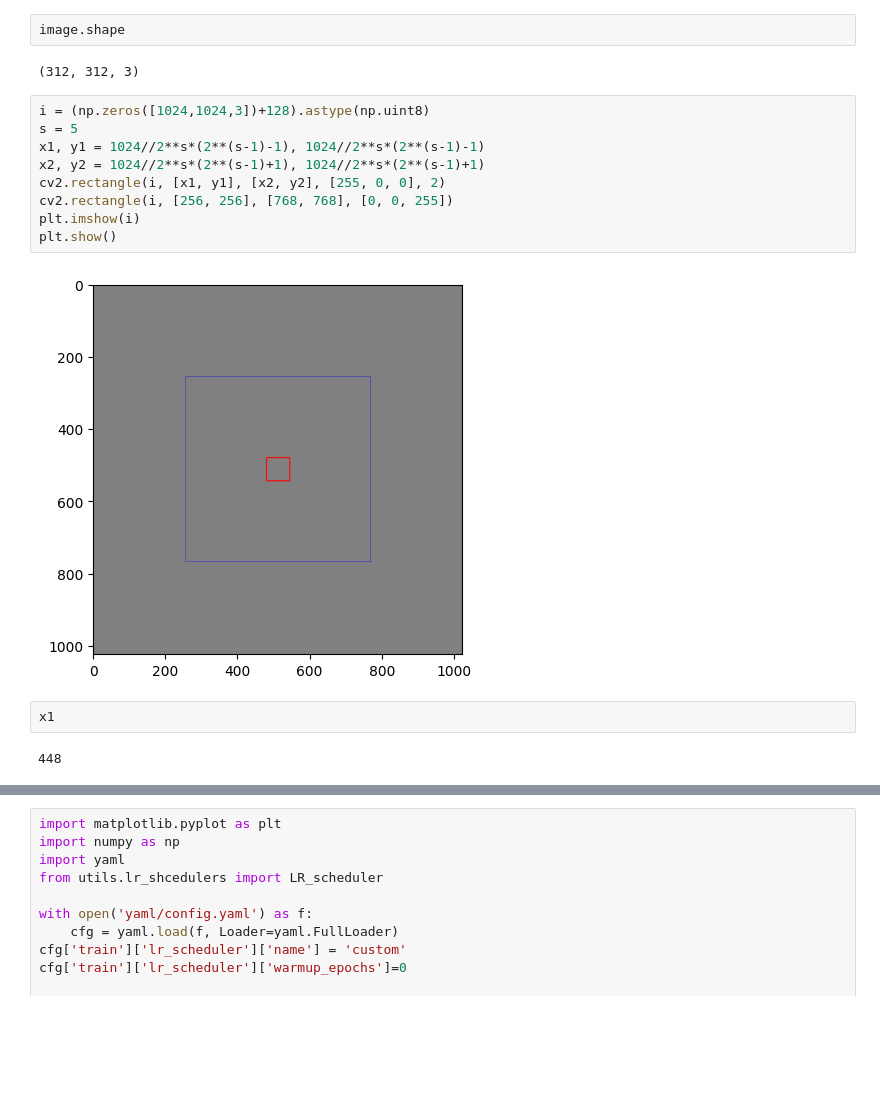
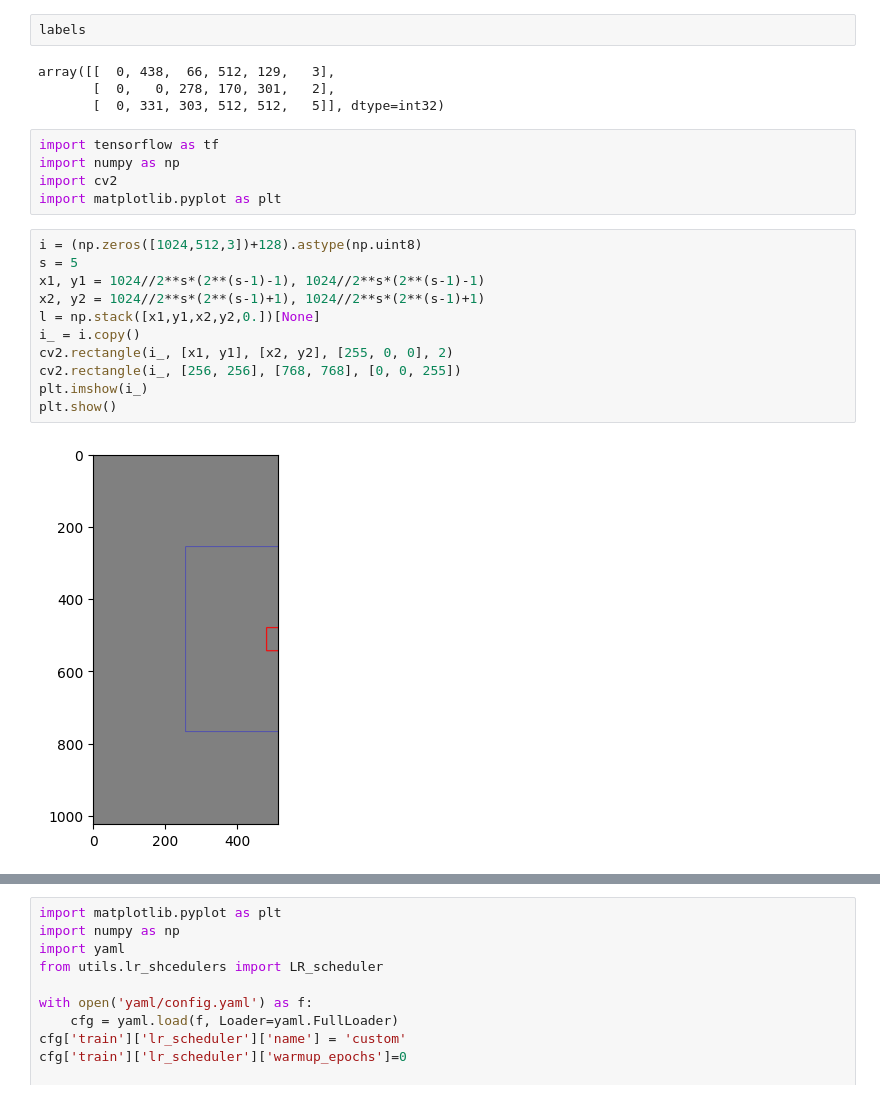
Before and after one commit to kongbuhaja/YOLO_v4, a Jupyter notebook: test.ipynb, the cells around one changed output, grey strips where cells are left out. Saved outputs shown, nothing was run; the diff lists cells and outputs as text; blank space fills up the shorter version.

```diff
--- a/test.ipynb
+++ b/test.ipynb
@@ -78,19 +86,24 @@ plt.show()
-# %%
-image.shape
-# %% [output]
-(312, 312, 3)
+# %%
+labels
+# %% [output]
+array([[  0, 438,  66, 512, 129,   3],
+       [  0,   0, 278, 170, 301,   2],
+       [  0, 331, 303, 512, 512,   5]], dtype=int32)
+# %%
+import tensorflow as tf
+import numpy as np
+import cv2
+import matplotlib.pyplot as plt
 # %%
-i = (np.zeros([1024,1024,3])+128).astype(np.uint8)
+i = (np.zeros([1024,512,3])+128).astype(np.uint8)
 s = 5
 x1, y1 = 1024//2**s*(2**(s-1)-1), 1024//2**s*(2**(s-1)-1)
 x2, y2 = 1024//2**s*(2**(s-1)+1), 1024//2**s*(2**(s-1)+1)
-cv2.rectangle(i, [x1, y1], [x2, y2], [255, 0, 0], 2)
-cv2.rectangle(i, [256, 256], [768, 768], [0, 0, 255])
-plt.imshow(i)
+l = np.stack([x1,y1,x2,y2,0.])[None]
+i_ = i.copy()
+cv2.rectangle(i_, [x1, y1], [x2, y2], [255, 0, 0], 2)
+cv2.rectangle(i_, [256, 256], [768, 768], [0, 0, 255])
+plt.imshow(i_)
 plt.show()
 # %% [output]
-[figure, old version]
+[figure, new version]
-# %%
-x1
-# %% [output]
-448
```
Also changed, not shown: parts of 8 cells of this notebook, 3 other files.
